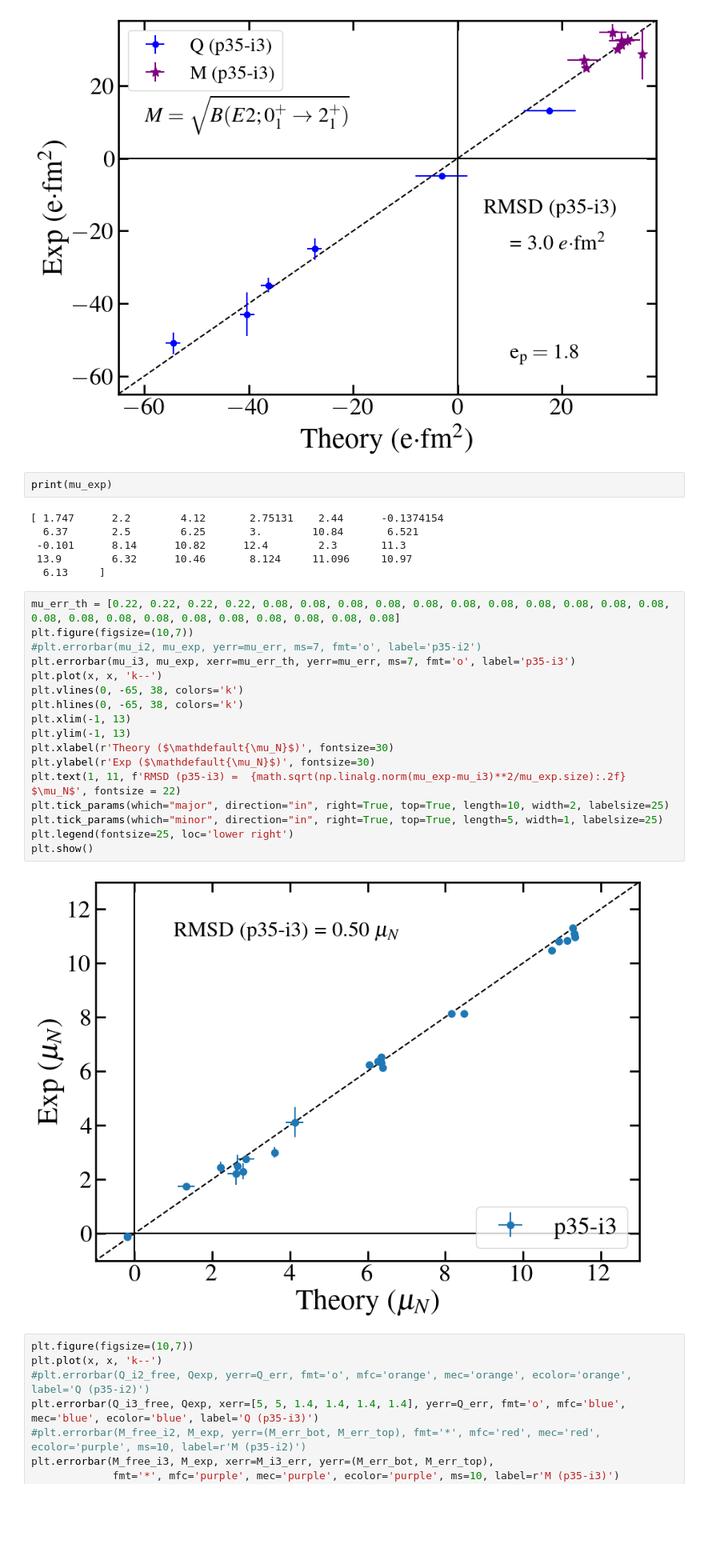
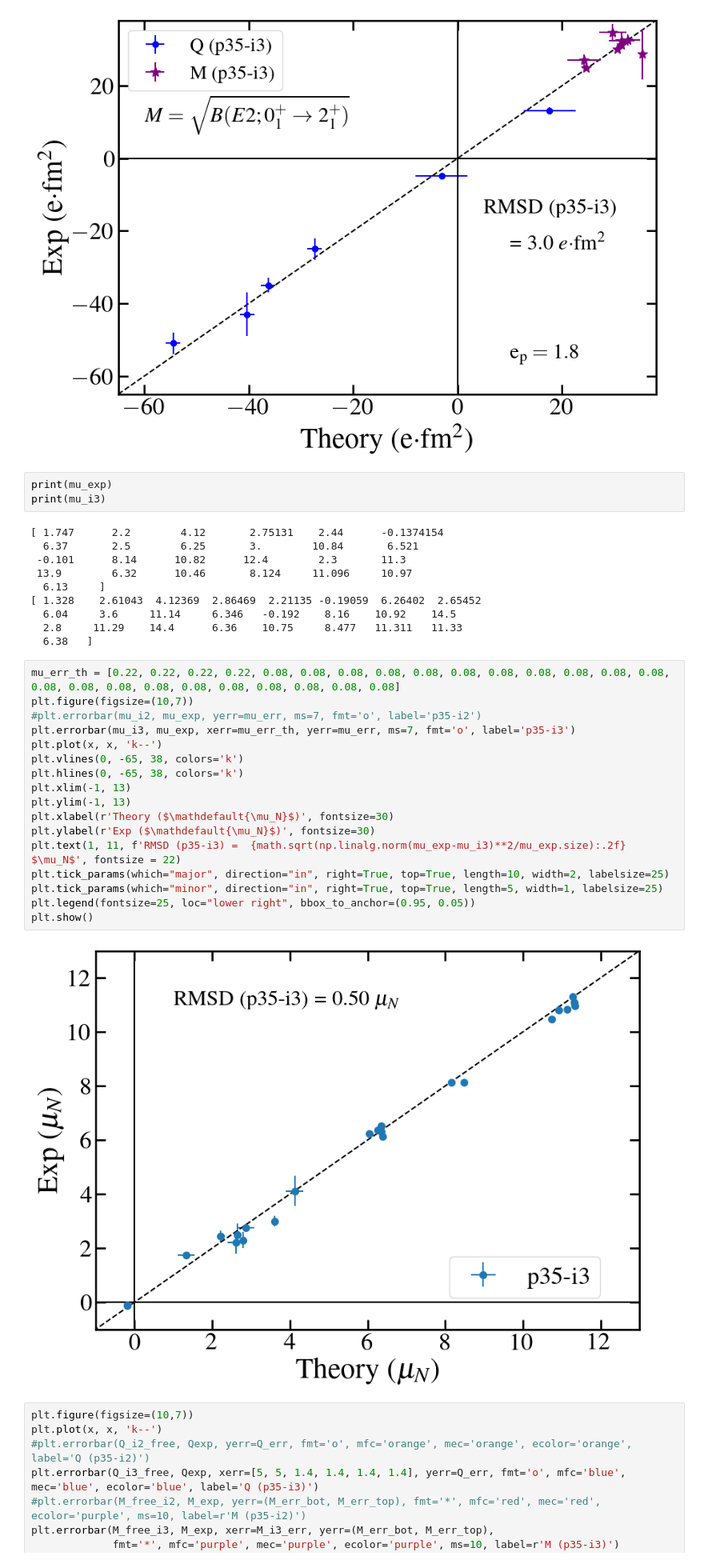
Before and after one commit to JordanPurcell/Research, a Jupyter notebook: plots/EM_properties.ipynb, the cells around one changed output. Shown at 80% size. Saved outputs shown, nothing was run; the diff lists cells and outputs as text; blank space fills up the shorter version.

```diff
--- a/plots/EM_properties.ipynb
+++ b/plots/EM_properties.ipynb
@@ -610,31 +611,36 @@ plt.show()
 [figure]
 # %%
 print(mu_exp)
+print(mu_i3)
 # %% [output]
 [ 1.747      2.2        4.12       2.75131    2.44      -0.1374154
   6.37       2.5        6.25       3.        10.84       6.521
  -0.101      8.14      10.82      12.4        2.3       11.3
  13.9        6.32      10.46       8.124     11.096     10.97
   6.13     ]
+[ 1.328    2.61043  4.12369  2.86469  2.21135 -0.19059  6.26402  2.65452
+  6.04     3.6     11.14     6.346   -0.192    8.16    10.92    14.5
+  2.8     11.29    14.4      6.36    10.75     8.477   11.311   11.33
+  6.38   ]
 # %%
 mu_err_th = [0.22, 0.22, 0.22, 0.22, 0.08, 0.08, 0.08, 0.08, 0.08, 0.08, 0.08, 0.08, 0.08, 0.08, 0.08, 0.08, 0.08, 0.08, 0.08, 0.08, 0.08, 0.08, 0.08, 0.08, 0.08]
 plt.figure(figsize=(10,7))
 #plt.errorbar(mu_i2, mu_exp, yerr=mu_err, ms=7, fmt='o', label='p35-i2')
 plt.errorbar(mu_i3, mu_exp, xerr=mu_err_th, yerr=mu_err, ms=7, fmt='o', label='p35-i3')
 plt.plot(x, x, 'k--')
 plt.vlines(0, -65, 38, colors='k')
 plt.hlines(0, -65, 38, colors='k')
 plt.xlim(-1, 13)
 plt.ylim(-1, 13)
 plt.xlabel(r'Theory ($\mathdefault{\mu_N}$)', fontsize=30)
 plt.ylabel(r'Exp ($\mathdefault{\mu_N}$)', fontsize=30)
 plt.text(1, 11, f'RMSD (p35-i3) =  {math.sqrt(np.linalg.norm(mu_exp-mu_i3)**2/mu_exp.size):.2f} $\mu_N$', fontsize = 22)
 plt.tick_params(which="major", direction="in", right=True, top=True, length=10, width=2, labelsize=25)
 plt.tick_params(which="minor", direction="in", right=True, top=True, length=5, width=1, labelsize=25)
-plt.legend(fontsize=25, loc='lower right')
+plt.legend(fontsize=25, loc="lower right", bbox_to_anchor=(0.95, 0.05))
 plt.show()
 # %% [output]
-[figure, old version]
+[figure, new version]
 # %%
 plt.figure(figsize=(10,7))
 plt.plot(x, x, 'k--')
```
Also changed, not shown: parts of 2 cells of this notebook, 1 other file.
